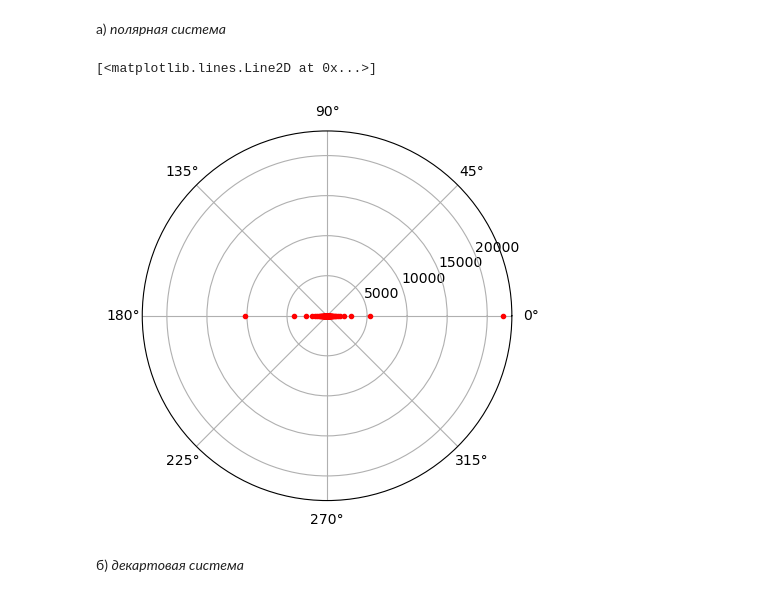
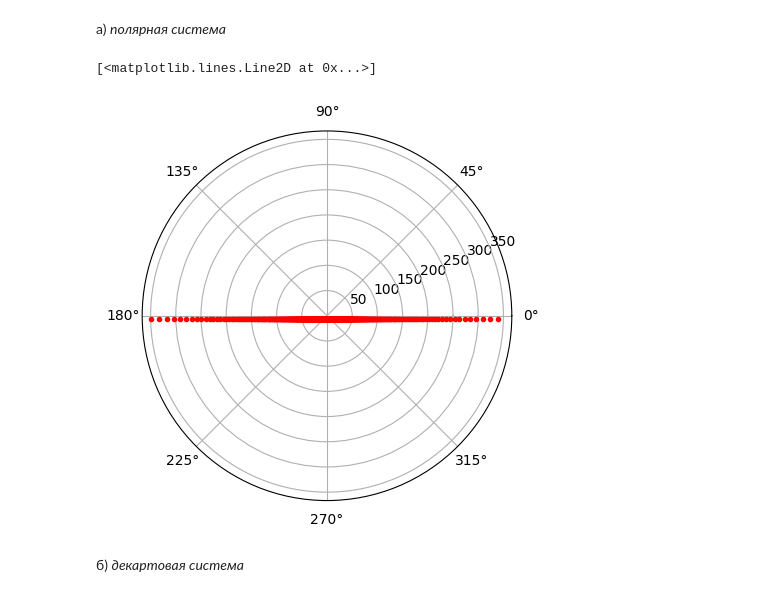
Before and after one commit to alexsadny/demo, a Jupyter notebook: KM2_Lb01_Prisyazhnuk.ipynb, the cells around one changed output. Saved outputs shown, nothing was run; the diff lists cells and outputs as text; code cells hidden in the pictures.

```diff
--- a/KM2_Lb01_Prisyazhnuk.ipynb
+++ b/KM2_Lb01_Prisyazhnuk.ipynb
@@ -656,14 +675,14 @@ Text(0, 0.5, 'y')
 # %%
 plt.figure()
 plt.axes(projection='polar')
-phi = np.arange(-np.pi/5, np.pi/5, 0.001)
+phi = np.arange(-np.pi, np.pi, 0.001)
 a = -7
 l = 0.5
 r = a / np.sin(phi) + l
 plt.plot(phi + (r < 0) * np.pi, abs(r), 'r.')
 # %% [output]
 [<matplotlib.lines.Line2D at 0x...>]
-[figure, old version]
+[figure, new version]
 # %% [markdown]
  б) *декартовая система*
 # %%
```
Also changed, not shown: parts of 6 cells of this notebook.
